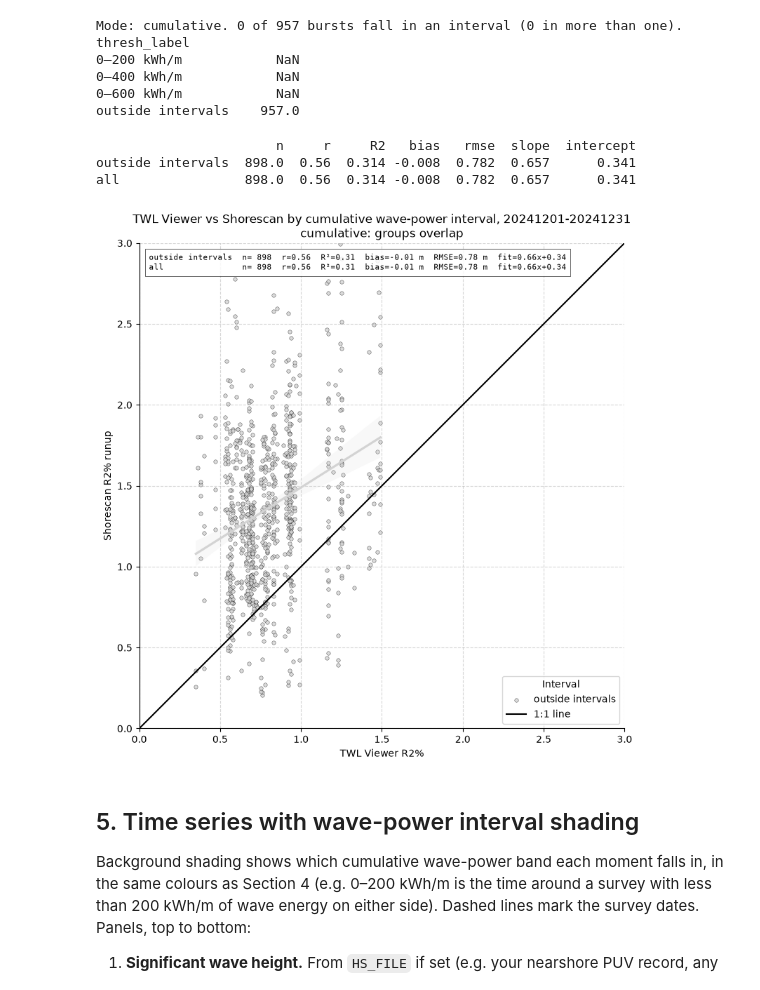
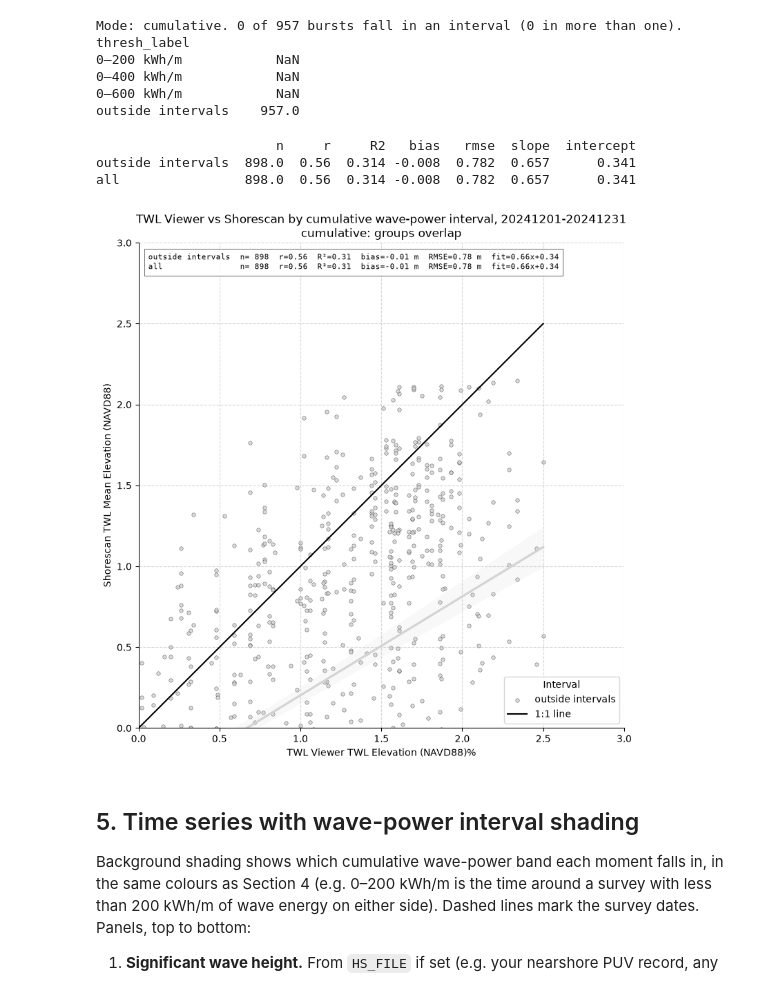
Before and after one commit to cvolpano/shorescan_processing, a Jupyter notebook: Scripts/read_transect_nc_edits.ipynb, the cells around one changed output. Cells and saved outputs as stored; diff of their text form; code cells hidden in the pictures.

Commit message:
Updated shorescan processing scripts

```diff
--- a/Scripts/read_transect_nc_edits.ipynb
+++ b/Scripts/read_transect_nc_edits.ipynb
@@ -1113,10 +1066,12 @@ intervals_df
 | 10 | 2025-02-19 | 600 | 2025-02-16 20:00:00+00:00 | 2025-03-04 23:00:00+00:00 |
 | 11 | 2025-03-06 | 600 | 2025-02-19 10:00:00+00:00 | 2025-03-14 10:00:00+00:00 |
 # %%
-df_ss = pd.read_csv(data_dir / f"Shorescan_TWL_viewer_{TAG}.csv")
+# df_ss = pd.read_csv(data_dir / f"Shorescan_TWL_viewer_{TAG}.csv")
+df_ss = pd.read_csv(f"C:\\Users\\cvolp\\shorescan_processing\\output_plots\\Dec_2024_noTWLrecompute\\processed\\Shorescan_TWL_viewer_{TAG}.csv")
 df_ss["dt0_utc"] = pd.to_datetime(df_ss["dt0_utc"], utc=True)
 df_ss = df_ss[in_date_range(df_ss["dt0_utc"])].reset_index(drop=True)
-
+DATESTART = "2024-12-01"   # first day kept (inclusive); None = no lower limit
+DATEEND = "2024-12-24"     # last day kept (inclusive); None = no upper limit
 # Compare every burst time with every interval at once: an n_bursts x
 # n_intervals True/False table (1,673 x a few intervals = a few kB), far
 # cheaper than a cross-join, which copies every CSV column per interval.
@@ -1177,8 +1132,8 @@ outside intervals    957.0
 # plot_groups = df_groups[df_groups["use"]].dropna(subset=["cc_twl", "ss_twl_2pct_peaks"])
 # plot_unique = df_ss[df_ss["use"]].dropna(subset=["cc_twl", "ss_twl_2pct_peaks"])
 
-plot_groups = df_groups.dropna(subset=["cc_twl", "ss_twl_2pct_peaks"])
-plot_unique = df_ss.dropna(subset=["cc_twl", "ss_twl_2pct_peaks"])
+plot_groups = df_groups.dropna(subset=["cc_twl", "ss_twl_mean"])
+plot_unique = df_ss.dropna(subset=["cc_twl", "ss_twl_mean"])
 
 colour_of = dict(zip(names, [THRESH_COLORS.get(int(T), "tab:purple")
                              for T in thresholds]))
@@ -1188,39 +1143,39 @@ order = [g for g in group_order if g in set(plot_groups["thresh_label"])]
 draw_order = (order if THRESH_MODE == "band"
               else [OUTSIDE] * (OUTSIDE in order) + [g for g in order if g != OUTSIDE][::-1])
 
-g = sns.lmplot(data=plot_groups, x="cc_ru_2pct", y="ss_S_file",
+g = sns.lmplot(data=plot_groups, x="cc_twl",y="ss_twl_mean",
                hue="thresh_label", hue_order=draw_order, palette=colour_of,
                height=8, legend=False,
                scatter_kws={"linewidths": 0.3, "s": 15, "alpha": 0.8,
                             "edgecolor": "k"})
 ax = g.ax
-vals = plot_unique[["cc_ru_2pct", "ss_S_file"]].to_numpy()
+vals = plot_unique[["cc_twl", "ss_twl_mean"]].to_numpy()
 lims = [np.floor(vals.min() * 2) / 2, np.ceil(vals.max() * 2) / 2]
 ax.plot(lims, lims, color="black", linestyle="-", label="1:1 line")
 ax.set(xlim=[0,3], ylim=[0,3], aspect="equal",
-       xlabel="TWL Viewer R2%",
-       ylabel="Shorescan R2% runup",
+       xlabel="TWL Viewer TWL Elevation (NAVD88)%",
+       ylabel="Shorescan TWL Mean Elevation (NAVD88)",
        title=(f"TWL Viewer vs Shorescan by cumulative wave-power interval, {DATE_TAG}\n"
               + ("bands: each burst once" if THRESH_MODE == "band"
                  else "cumulative: groups overlap")))
 ax.grid(True, linestyle="--", alpha=0.5)
 handles, labels = ax.get_legend_handles_labels()
 keep = sorted(range(len(labels)),  # legend in group order, 1:1 line last
               key=lambda i: order.index(labels[i]) if labels[i] in order else 99)
 ax.legend([handles[i] for i in keep], [labels[i] for i in keep],
           title="Interval", loc="lower right")
 # Same statistics as Section 3; "all" uses each burst once.
 stats_thresh = stats_box(ax, plot_groups, "cc_twl", "ss_twl_2pct_peaks",
                          "thresh_label", order, all_df=plot_unique)
 print(stats_thresh.round(3))
 g.figure.tight_layout()
-g.savefig(plot_dir / f"TWLvSS_thresholds_{THRESH_MODE}_{TAG}.png", dpi=150)
+g.savefig(plot_dir / f"TWLvSS_twl_mean_{THRESH_MODE}_{TAG}.png", dpi=150)
 plt.show()
 # %% [output]
                        n     r     R2   bias   rmse  slope  intercept
 outside intervals  898.0  0.56  0.314 -0.008  0.782  0.657      0.341
 all                898.0  0.56  0.314 -0.008  0.782  0.657      0.341
-[figure, old version]
+[figure, new version]
 # %% [markdown]
 ## 5. Time series with wave-power interval shading
 Background shading shows which cumulative wave-power band each moment falls in, in the same colours as Section 4
```
Also changed, not shown: parts of 5 cells of this notebook, 6 other files.
